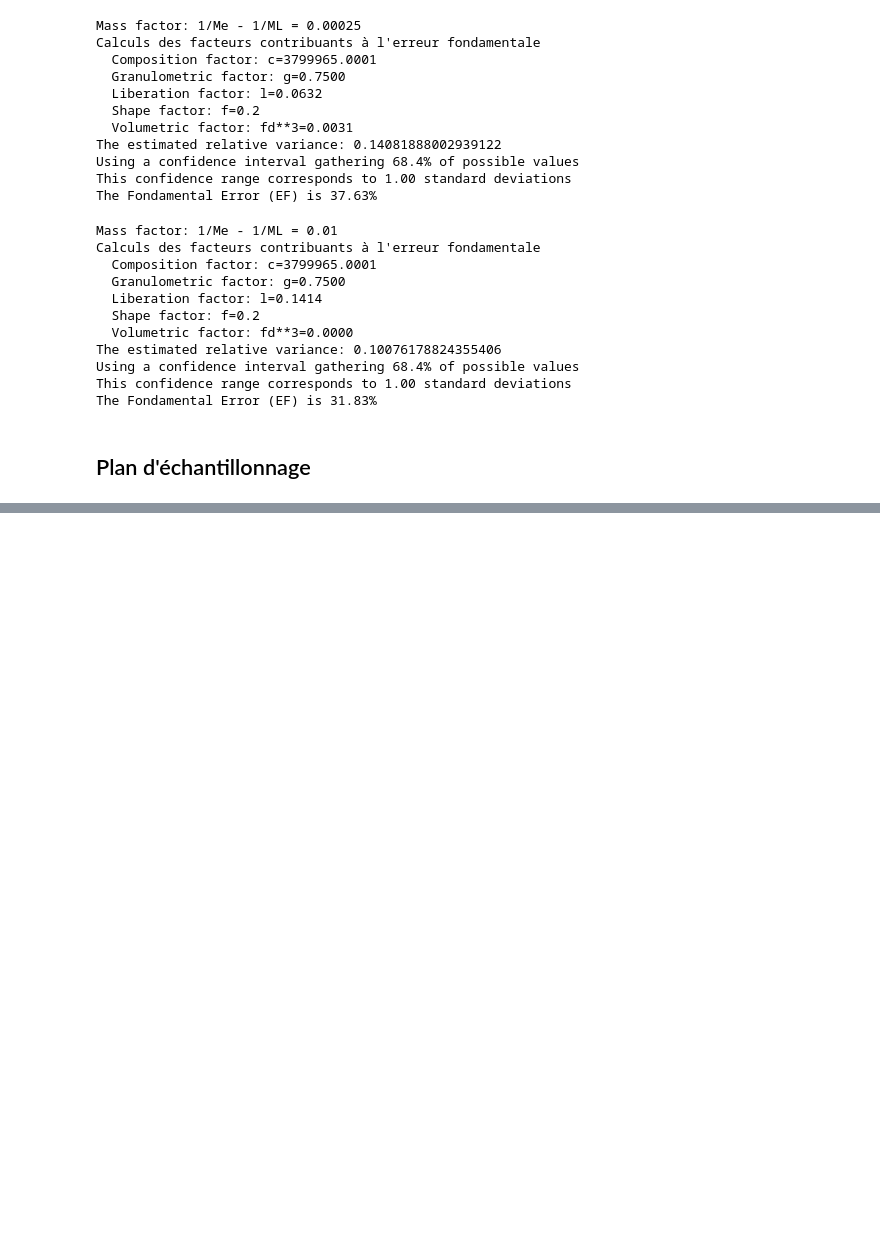
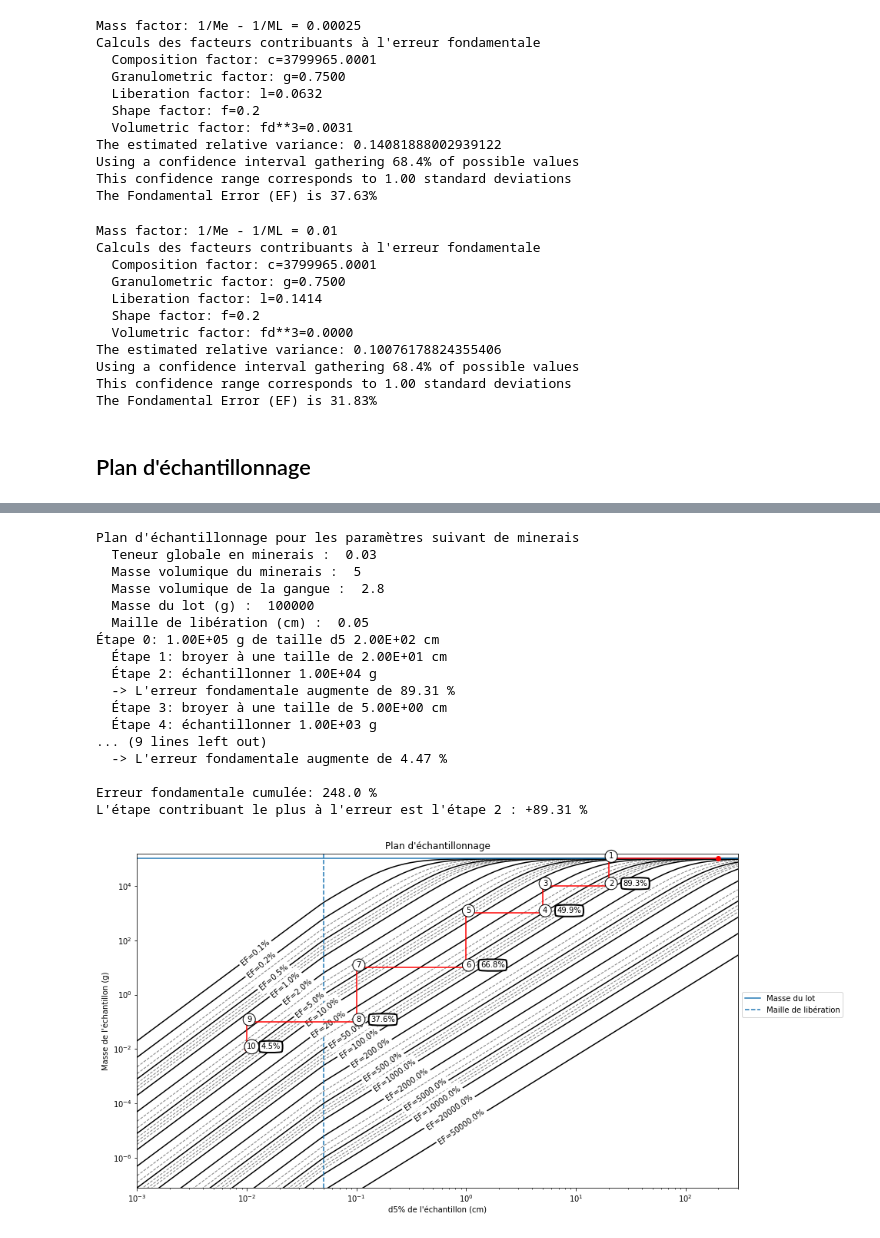
Before and after one commit to gautier-laurent/Geostat_Course, a Jupyter notebook: Echantillonnage_Gy_formule_simplifiee.ipynb, the cells around one changed output, grey strips where cells are left out. Drawn from its saved outputs; the diff is of its cells as text; code cells hidden in the pictures; blank space fills up the shorter version.

Commit message:
updating sampling course

```diff
--- a/Echantillonnage_Gy_formule_simplifiee.ipynb
+++ b/Echantillonnage_Gy_formule_simplifiee.ipynb
@@ -188,8 +188,8 @@ def compute_sample_mass(EF,d5,tA,rhoA,rhoG,dl,d95=None,shape="default",ML=None,v
     return Me
 # %%
 def compute_aspect_ratio(ax):
-    xlim = ax.get_xlim() if ax.get_xscale() is "linear" else np.log10(ax.get_xlim())
-    ylim = ax.get_ylim() if ax.get_yscale() is "linear" else np.log10(ax.get_ylim())
+    xlim = ax.get_xlim() if ax.get_xscale() == "linear" else np.log10(ax.get_xlim())
+    ylim = ax.get_ylim() if ax.get_yscale() == "linear" else np.log10(ax.get_ylim())
     ## Axis size on figure
     figW, figH = ax.get_figure().get_size_inches()
     ## Ratio of display units
@@ -915,0 +977,41 @@ for EF_i,Me_i in zip(EF_more,Me_more):
+# %%
+tA=3/100
+rhoA=5
+rhoG=2.8
+dl=0.05
+
+ML= 10**5
+d5= 200
+steps=[
+    ("grind", 20),
+    ("sample",10**4),
+    ("grind", 5),
+    ("sample",10**3),
+    ("grind", 1),
+    ("sample",10**1),
+    ("grind", 0.1),
+    ("sample",10**-1),
+    ("grind", 0.01),
+    ("sample",10**-2)
+]
+sampling_plan(steps, initial_mass= ML, initial_size= d5,tA= tA, rhoA= rhoA, rhoG= rhoG, dl= dl)
+plt.gcf().set_size_inches((14,8))
+# %% [output]
+Plan d'échantillonnage pour les paramètres suivant de minerais
+  Teneur globale en minerais :  0.03
+  Masse volumique du minerais :  5
+  Masse volumique de la gangue :  2.8
+  Masse du lot (g) :  100000
+  Maille de libération (cm) :  0.05
+Étape 0: 1.00E+05 g de taille d5 2.00E+02 cm
+  Étape 1: broyer à une taille de 2.00E+01 cm
+  Étape 2: échantillonner 1.00E+04 g
+  -> L'erreur fondamentale augmente de 89.31 %
+  Étape 3: broyer à une taille de 5.00E+00 cm
+  Étape 4: échantillonner 1.00E+03 g
+... (9 lines left out)
+  -> L'erreur fondamentale augmente de 4.47 %
+
+Erreur fondamentale cumulée: 248.0 %
+L'étape contribuant le plus à l'erreur est l'étape 2 : +89.31 %
+[figure, added]
```
Also changed, not shown: parts of 15 cells of this notebook, 2 other files.
